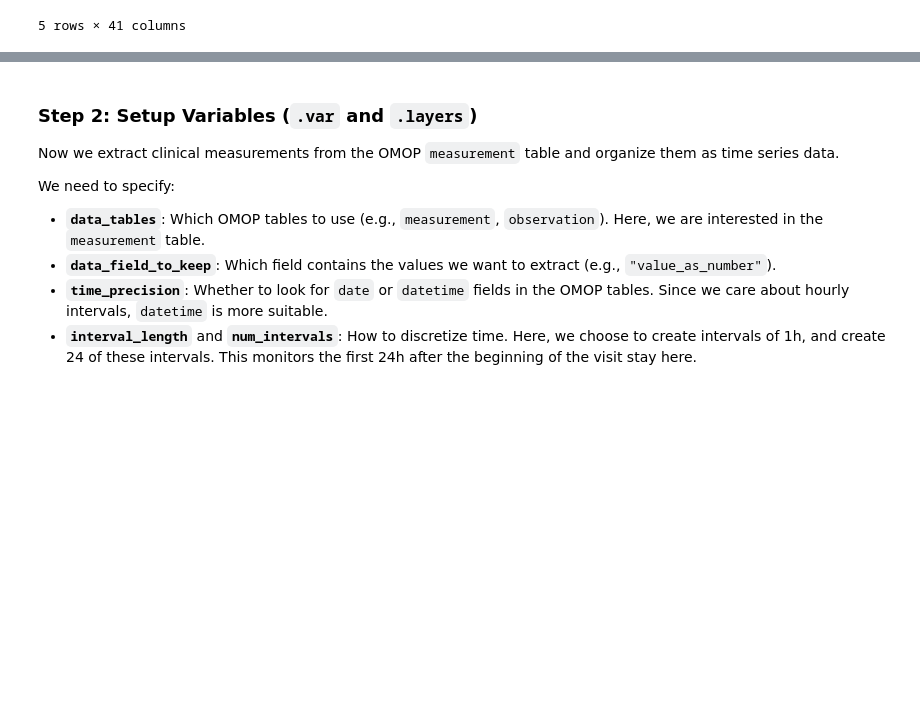
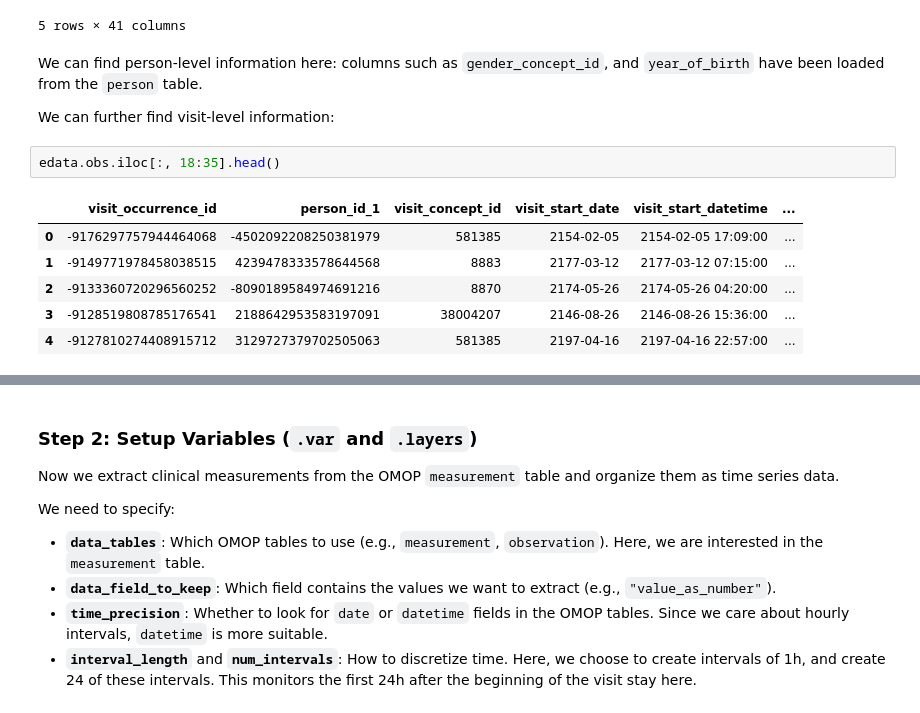
Before and after one commit to theislab/ehrdata, a Jupyter notebook: docs/tutorials/omop_intro.ipynb, the cells around one changed output, grey strips where cells are left out. Drawn from its saved outputs; the diff is of its cells as text; blank space fills up the shorter version.

```diff
--- a/docs/tutorials/omop_intro.ipynb
+++ b/docs/tutorials/omop_intro.ipynb
@@ -168,3 +160,16 @@ edata.obs.head()
 | 3 | 2188642953583197091 | 8532 | 2102 | None | None | NaT | ... |
 | 4 | 3129727379702505063 | 8532 | 2145 | None | None | NaT | ... |
 5 rows × 41 columns
+# %% [markdown]
+We can find person-level information here: columns such as `gender_concept_id`, and `year_of_birth`  have been loaded from the `person` table.
+
+We can further find visit-level information:
+# %%
+edata.obs.iloc[:, 18:35].head()
+# %% [output]
+|  | visit_occurrence_id | person_id_1 | visit_concept_id | visit_start_date | visit_start_datetime | ... |
+| 0 | -9176297757944464068 | -4502092208250381979 | 581385 | 2154-02-05 | 2154-02-05 17:09:00 | ... |
+| 1 | -9149771978458038515 | 4239478333578644568 | 8883 | 2177-03-12 | 2177-03-12 07:15:00 | ... |
+| 2 | -9133360720296560252 | -8090189584974691216 | 8870 | 2174-05-26 | 2174-05-26 04:20:00 | ... |
+| 3 | -9128519808785176541 | 2188642953583197091 | 38004207 | 2146-08-26 | 2146-08-26 15:36:00 | ... |
+| 4 | -9127810274408915712 | 3129727379702505063 | 581385 | 2197-04-16 | 2197-04-16 22:57:00 | ... |
```
Also changed, not shown: parts of 17 cells of this notebook, 6 other files.
